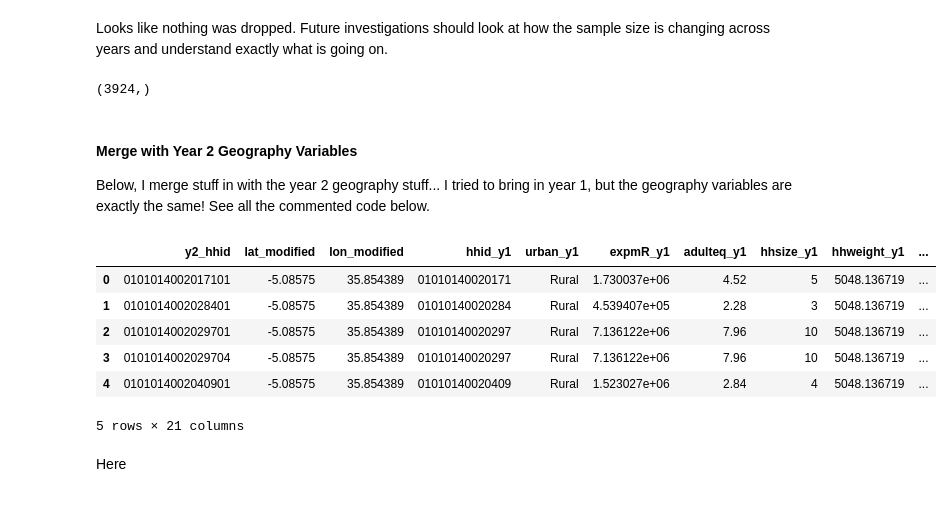
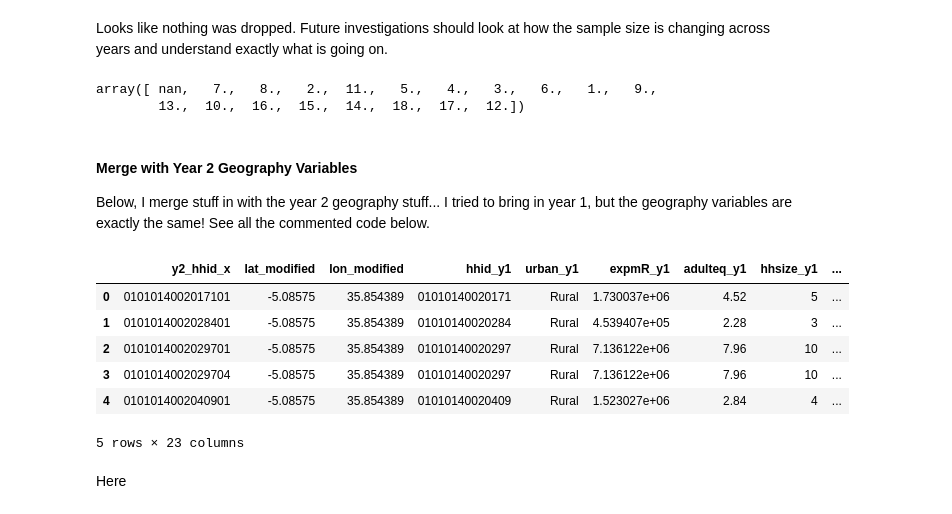
Before and after one commit to mwaugh0328/Data_Bootcamp_Final_Project, a Jupyter notebook: Waugh_Final_Project.ipynb, the cells around one changed output. Saved outputs shown, nothing was run; the diff lists cells and outputs as text; code cells hidden in the pictures.

```diff
--- a/Waugh_Final_Project.ipynb
+++ b/Waugh_Final_Project.ipynb
@@ -72,7 +72,7 @@ path_desktop = "C://Users//mwaugh.NYC-STERN//Dropbox//Panel Tracking Surveys//Ta
 # %% [markdown]
 #### Bring in Year 1 Consumpiton Data
 # %%
-file = path_desktop + "//TZY1.HH.Consumption.dta"
+file = path_laptop + "//TZY1.HH.Consumption.dta"
 
 myvars = ["hhid", "urban", "expmR", "adulteq", "hhsize", "hhweight", "region"]
 
@@ -102,7 +102,7 @@ display(tanz_y1.head(5))
 # %% [markdown]
 #### Bring in Year 2 Consumption Data
 # %%
-file = path_desktop + "//TZY2.HH.Consumption.dta"
+file = path_laptop + "//TZY2.HH.Consumption.dta"
 
 myvars = ["y2_hhid", "hhid_2008", "urban", "expmR", "adulteq", "hhsize", "hhweight", "region"]
 
@@ -177,41 +177,59 @@ Looks like nothing was dropped. Future investigations should look at how the sam
 # %%
 ed_dict = {"D1": 1, "D2": 2, "D3": 3, "D4": 4, "D5": 5, "D6": 6, "D7": 7, "D8": 8, "F1": 8,
           "F2": 9, "F3": 10, "F4": 11, "F5": 12, "F6": 13, "U1": 14, "U2": 15, "U3": 16,
-          "U4": 17, "U5": 18}
+          "U4": 17, "U5": 18, "PREFORM 1": np.nan, "ADULT": np.nan, "PP": np.nan,
+          "U5&+": 18, "DIPLOMA": np.nan, "'A'+COURSE": np.nan, "'O'+COURSE": np.nan,
+          "MS+COURSE": np.nan}
 
 myvars = ["y2_hhid", "hh_c07"]
 
-file = path_desktop + "//HH_SEC_C.dta"
+file = path_laptop + "//HH_SEC_C.dta"
 
 ed_data = pd.read_stata(file, columns = myvars)
+
+ed_data.y2_hhid.unique().shape
+
+ed_data.replace({"hh_c07": ed_dict}, inplace = True)
+
+ed_data["hh_c07"].unique()
+# %% [output]
+array([ nan,   7.,   8.,   2.,  11.,   5.,   4.,   3.,   6.,   1.,   9.,
+        13.,  10.,  16.,  15.,  14.,  18.,  17.,  12.])
-# %%
-ed_data.y2_hhid.unique().shape
-# %% [output]
-(3924,)
+# %%
+ed_data.hh_c07.mean()
+
+hc= pd.DataFrame(ed_data.groupby("y2_hhid").hh_c07.mean())
+
+hc.reset_index(inplace = True)
+
+hc.columns
+#tanz.head()
+tanz = pd.merge(tanz, hc, how='inner',
+                         right_on = "y2_hhid", left_on = "y2_hhid_y2")
 # %% [markdown]
 #### Merge with Year 2 Geography Variables
 
 Below, I merge stuff in with the year 2 geography stuff... I tried to bring in year 1, but the geography variables are exactly the same! See all the commented code below.
 # %%
-file = path_desktop + "//HH.Geovariables_Y2.dta"
+file = path_laptop + "//HH.Geovariables_Y2.dta"
 
 geo_var = pd.read_stata(file, columns = ["y2_hhid", "lat_modified", "lon_modified"])
 
 #geo_var.rename(columns = {"lat_modified":"lat_modified_y2",
 #                          "lon_modified":"lon_modified_y2" }, inplace = True)
 
 tanz = pd.merge(geo_var, tanz, how='inner',
                          left_on = "y2_hhid", right_on = "y2_hhid_y2")
 
 display(tanz.head())
 # %% [output]
-|  | y2_hhid | lat_modified | lon_modified | hhid_y1 | urban_y1 | expmR_y1 | adulteq_y1 | hhsize_y1 | hhweight_y1 | ... |
-| 0 | 0101014002017101 | -5.08575 | 35.854389 | 01010140020171 | Rural | 1.730037e+06 | 4.52 | 5 | 5048.136719 | ... |
-| 1 | 0101014002028401 | -5.08575 | 35.854389 | 01010140020284 | Rural | 4.539407e+05 | 2.28 | 3 | 5048.136719 | ... |
-| 2 | 0101014002029701 | -5.08575 | 35.854389 | 01010140020297 | Rural | 7.136122e+06 | 7.96 | 10 | 5048.136719 | ... |
-| 3 | 0101014002029704 | -5.08575 | 35.854389 | 01010140020297 | Rural | 7.136122e+06 | 7.96 | 10 | 5048.136719 | ... |
-| 4 | 0101014002040901 | -5.08575 | 35.854389 | 01010140020409 | Rural | 1.523027e+06 | 2.84 | 4 | 5048.136719 | ... |
+|  | y2_hhid_x | lat_modified | lon_modified | hhid_y1 | urban_y1 | expmR_y1 | adulteq_y1 | hhsize_y1 | ... |
+| 0 | 0101014002017101 | -5.08575 | 35.854389 | 01010140020171 | Rural | 1.730037e+06 | 4.52 | 5 | ... |
+| 1 | 0101014002028401 | -5.08575 | 35.854389 | 01010140020284 | Rural | 4.539407e+05 | 2.28 | 3 | ... |
+| 2 | 0101014002029701 | -5.08575 | 35.854389 | 01010140020297 | Rural | 7.136122e+06 | 7.96 | 10 | ... |
+| 3 | 0101014002029704 | -5.08575 | 35.854389 | 01010140020297 | Rural | 7.136122e+06 | 7.96 | 10 | ... |
+| 4 | 0101014002040901 | -5.08575 | 35.854389 | 01010140020409 | Rural | 1.523027e+06 | 2.84 | 4 | ... |
-5 rows × 21 columns
+5 rows × 23 columns
 # %% [markdown]
 Here
 # %%
```
Also changed, not shown: parts of 8 cells of this notebook.
